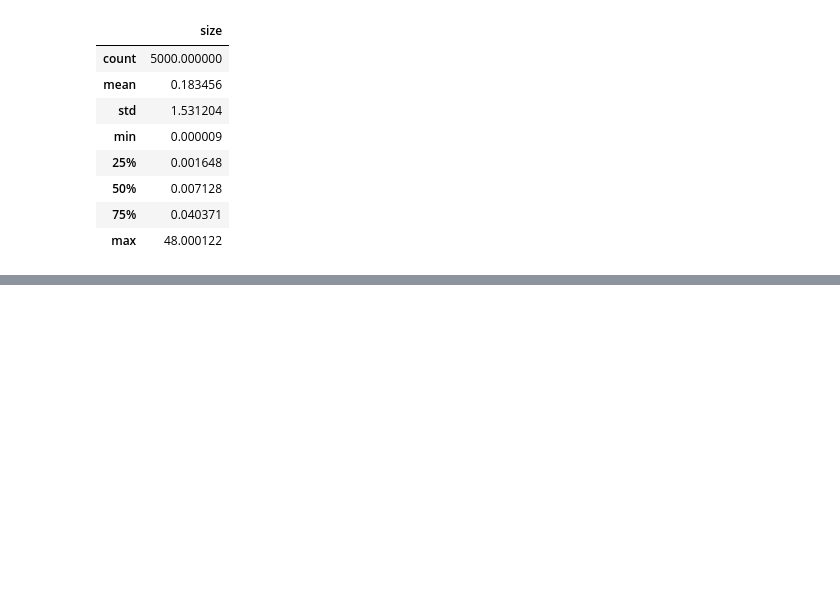
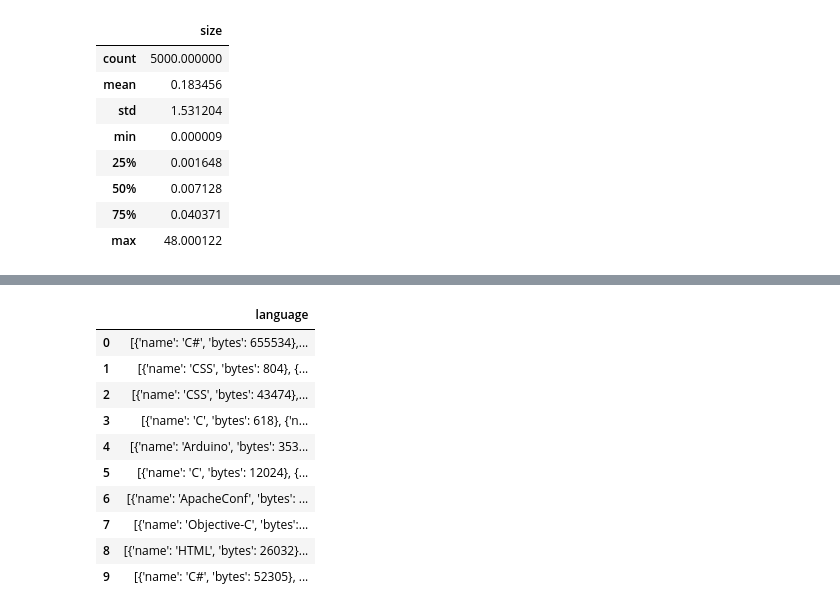
Before and after one commit to rajat05jain/Python, a Jupyter notebook: Analyzing 3 Million Github Repos using BigQuery .ipynb, the cells around one changed output, grey strips where cells are left out. Drawn from its saved outputs; the diff is of its cells as text; code cells hidden in the pictures; blank space fills up the shorter version.

```diff
--- a/Analyzing 3 Million Github Repos using BigQuery .ipynb
+++ b/Analyzing 3 Million Github Repos using BigQuery .ipynb
@@ -51,0 +75,14 @@ plt.title("Sizes of Github Repos on Head Branch in MBs");
+# %%
+df3.head(10)
+# %% [output]
+|  | language |
+| 0 | [{'name': 'C#', 'bytes': 655534},... |
+| 1 | [{'name': 'CSS', 'bytes': 804}, {... |
+| 2 | [{'name': 'CSS', 'bytes': 43474},... |
+| 3 | [{'name': 'C', 'bytes': 618}, {'n... |
+| 4 | [{'name': 'Arduino', 'bytes': 353... |
+| 5 | [{'name': 'C', 'bytes': 12024}, {... |
+| 6 | [{'name': 'ApacheConf', 'bytes': ... |
+| 7 | [{'name': 'Objective-C', 'bytes':... |
+| 8 | [{'name': 'HTML', 'bytes': 26032}... |
+| 9 | [{'name': 'C#', 'bytes': 52305}, ... |
```
Also changed, not shown: parts of 8 cells of this notebook.
